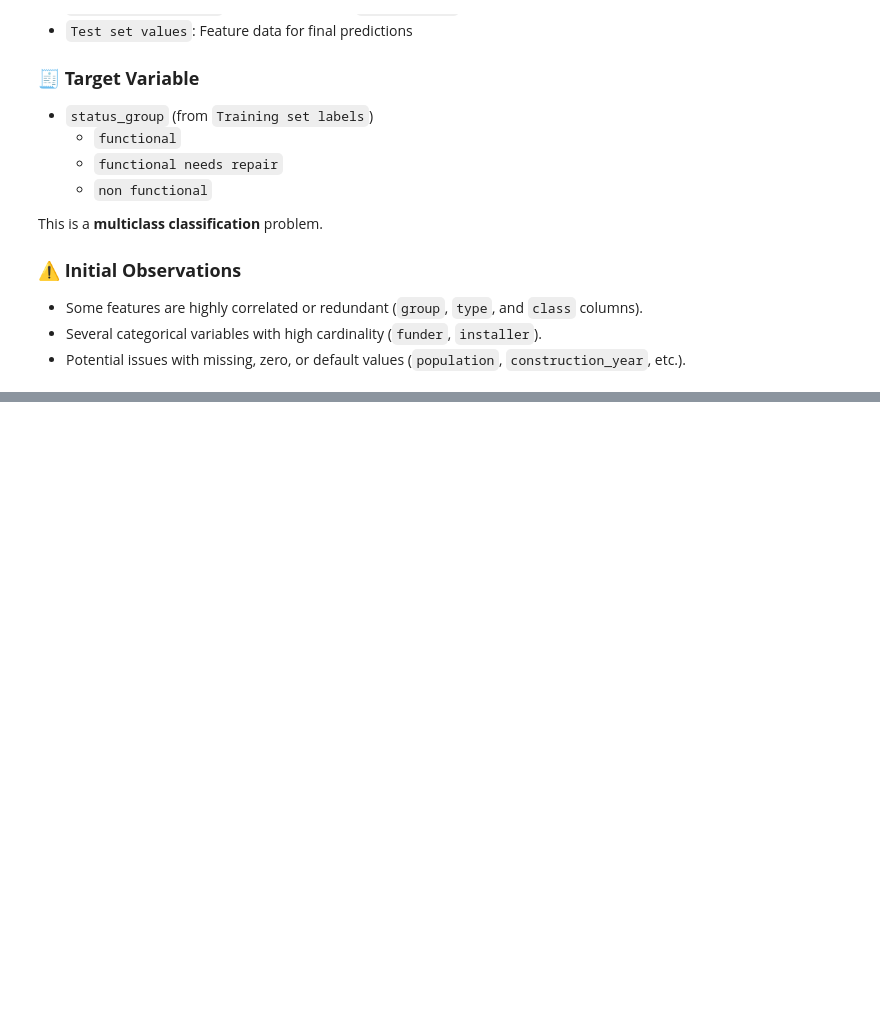
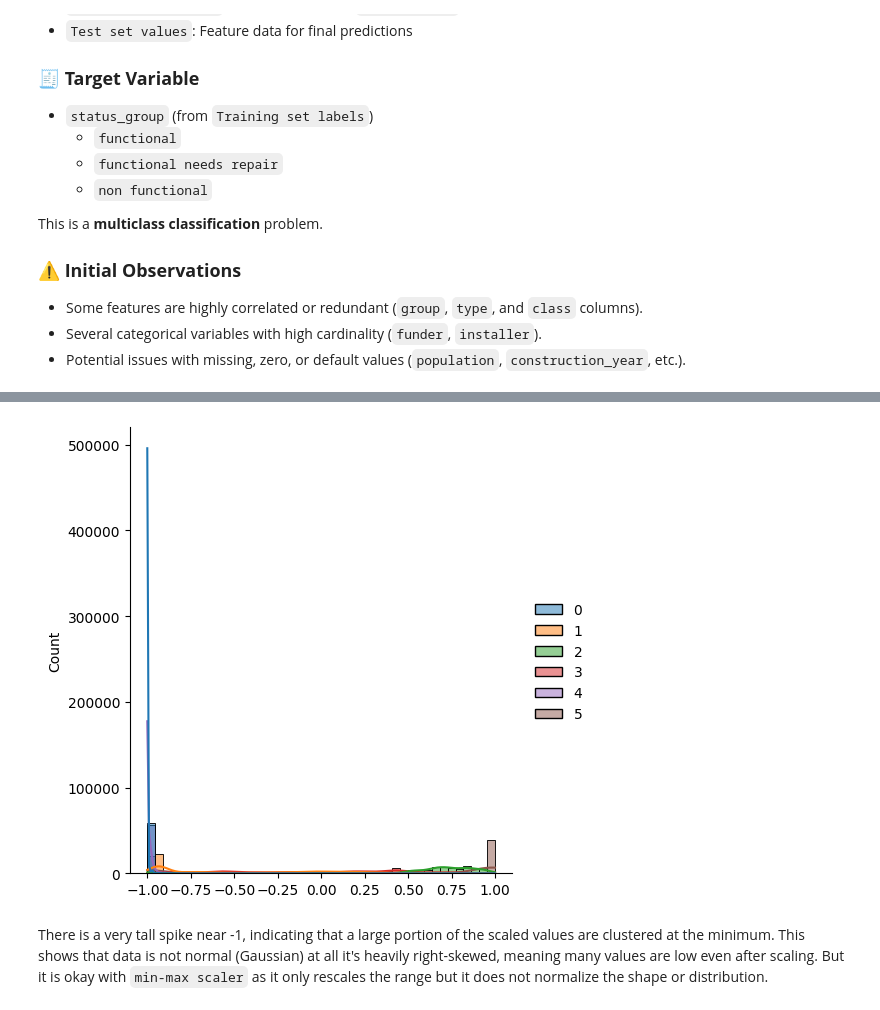
Before and after one commit to RonnyMuthomi/tanzania-water-well-status-classifier, a Jupyter notebook: index.ipynb, the cells around one changed output, grey strips where cells are left out. Cells and saved outputs as stored; diff of their text form; code cells hidden in the pictures; blank space fills up the shorter version.

```diff
--- a/index.ipynb
+++ b/index.ipynb
@@ -104,0 +530,4 @@ This is a **multiclass classification** problem.
+# %%
+# select numerical features for scaling
+numerical_features = water_df_copy.select_dtypes(include=['int64', 'float64']).columns.tolist()
+numerical_features
@@ -104,0 +543,8 @@ This is a **multiclass classification** problem.
+# %%
+# create a MinMaxScaler instance
+
+scaler = MinMaxScaler(feature_range=(-1, 1))
+
+# fit and transform the numerical features
+water_df_scaled = scaler.fit_transform(water_df_copy[numerical_features])
+water_df_scaled
@@ -104,0 +565,13 @@ This is a **multiclass classification** problem.
+# %%
+# plot the scaled numerical features
+
+sns.displot(data=water_df_scaled, kde=True)
+ax.set_title('Distribution of Scaled Numerical Features')
+ax.set_xlabel('Scaled Values')
+ax.set_ylabel('Density')
+plt.show()
+# %% [output]
+[figure, added]
+# %% [markdown]
+There is a very tall spike near -1, indicating that a large portion of the scaled values are clustered at the minimum.
+This shows that data is not normal (Gaussian) at all  it's heavily right-skewed, meaning many values are low even after scaling. But it is okay with `min-max scaler` as it only rescales the range but it does not normalize the shape or distribution.
```
Also changed, not shown: parts of 86 cells of this notebook.
